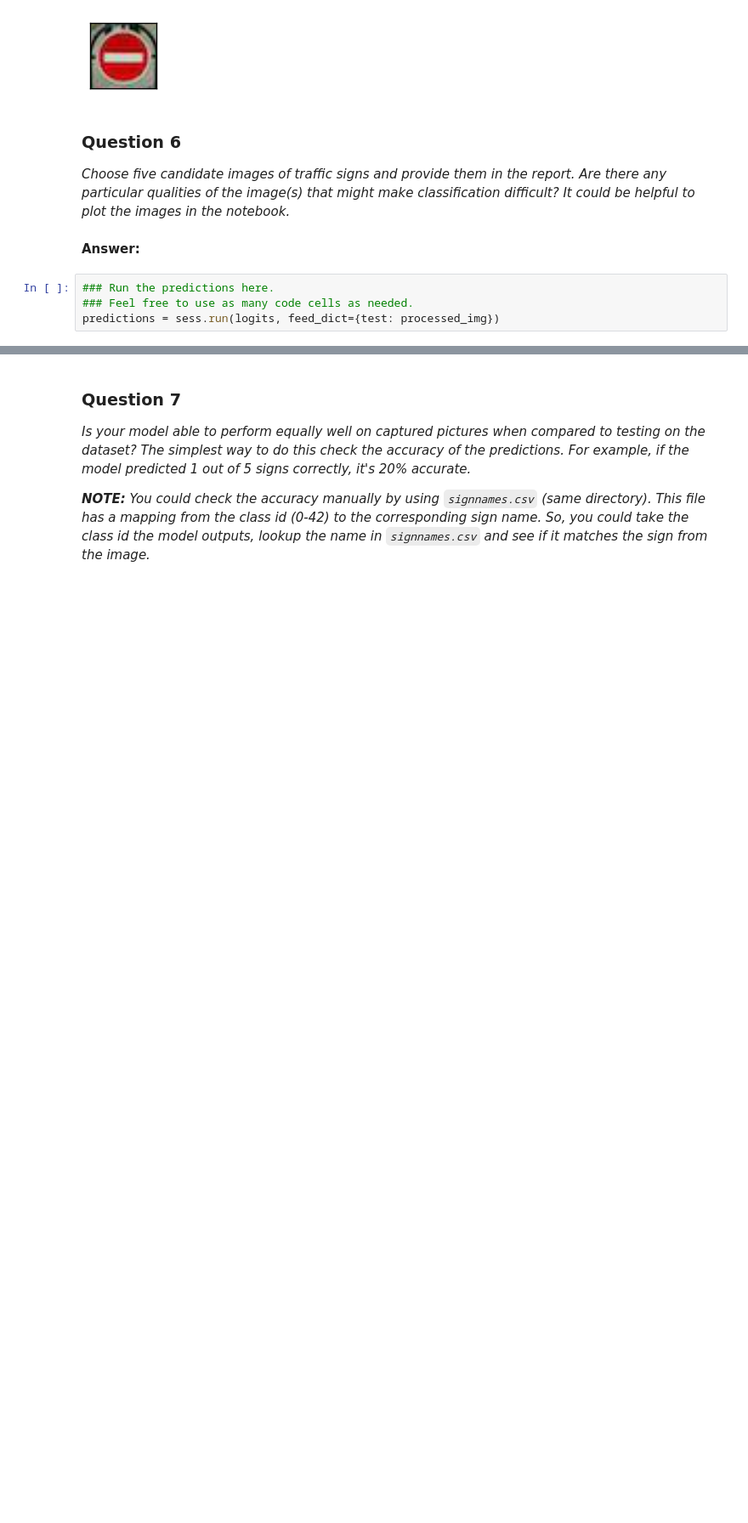
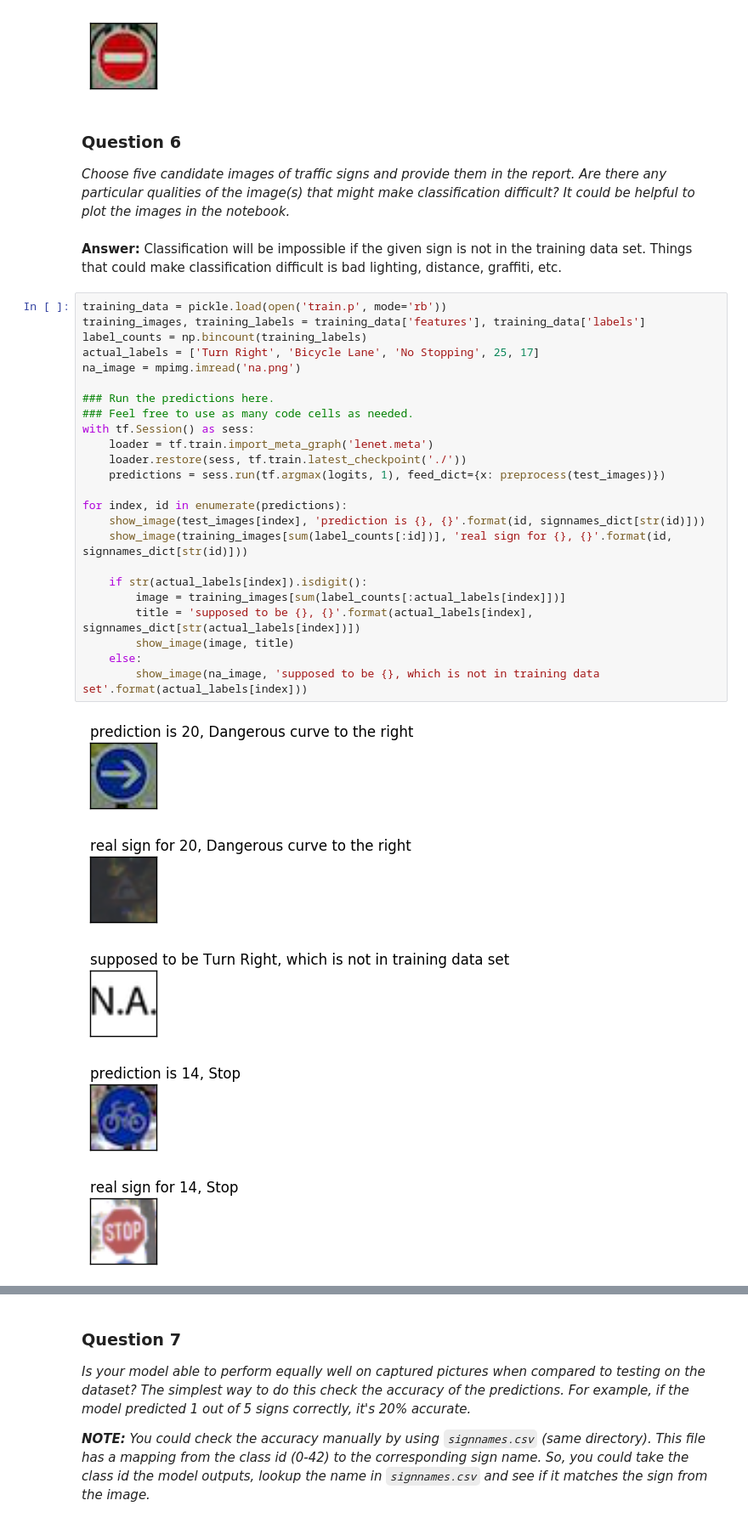
Before and after one commit to SamSamskies/CarND-Traffic-Sign-Classifier-Project, a Jupyter notebook: Traffic_Sign_Classifier.ipynb, the cells around one changed output, grey strips where cells are left out. Shown: that part at 85% size. Cells and saved outputs as stored; diff of their text form; blank space fills up the shorter version.

```diff
--- a/Traffic_Sign_Classifier.ipynb
+++ b/Traffic_Sign_Classifier.ipynb
@@ -414,9 +416,35 @@ for img_name in os.listdir('test_images/'):
 ### Question 6
 
 _Choose five candidate images of traffic signs and provide them in the report. Are there any particular qualities of the image(s) that might make classification difficult? It could be helpful to plot the images in the notebook._
-# %% [markdown]
-**Answer:**
-# %%
-### Run the predictions here.
-### Feel free to use as many code cells as needed.
-predictions = sess.run(logits, feed_dict={test: processed_img})
+# %% [markdown]
+**Answer:** Classification will be impossible if the given sign is not in the training data set. Things that could make classification difficult is bad lighting, distance, graffiti, etc.
+# %%
+training_data = pickle.load(open('train.p', mode='rb'))
+training_images, training_labels = training_data['features'], training_data['labels']
+label_counts = np.bincount(training_labels)
+actual_labels = ['Turn Right', 'Bicycle Lane', 'No Stopping', 25, 17]
+na_image = mpimg.imread('na.png')
+
+### Run the predictions here.
+### Feel free to use as many code cells as needed.
+with tf.Session() as sess:
+    loader = tf.train.import_meta_graph('lenet.meta')
+    loader.restore(sess, tf.train.latest_checkpoint('./'))
+    predictions = sess.run(tf.argmax(logits, 1), feed_dict={x: preprocess(test_images)})
+
+for index, id in enumerate(predictions):
+    show_image(test_images[index], 'prediction is {}, {}'.format(id, signnames_dict[str(id)]))
+    show_image(training_images[sum(label_counts[:id])], 'real sign for {}, {}'.format(id, signnames_dict[str(id)]))
+
+    if str(actual_labels[index]).isdigit():
+        image = training_images[sum(label_counts[:actual_labels[index]])]
+        title = 'supposed to be {}, {}'.format(actual_labels[index], signnames_dict[str(actual_labels[index])])
+        show_image(image, title)
+    else:
+        show_image(na_image, 'supposed to be {}, which is not in training data set'.format(actual_labels[index]))
+# %% [output]
+[figure, added]
+[figure, added]
+[figure, added]
+[figure, added]
+[figure, added]
```
Also changed, not shown: parts of 11 cells of this notebook.
